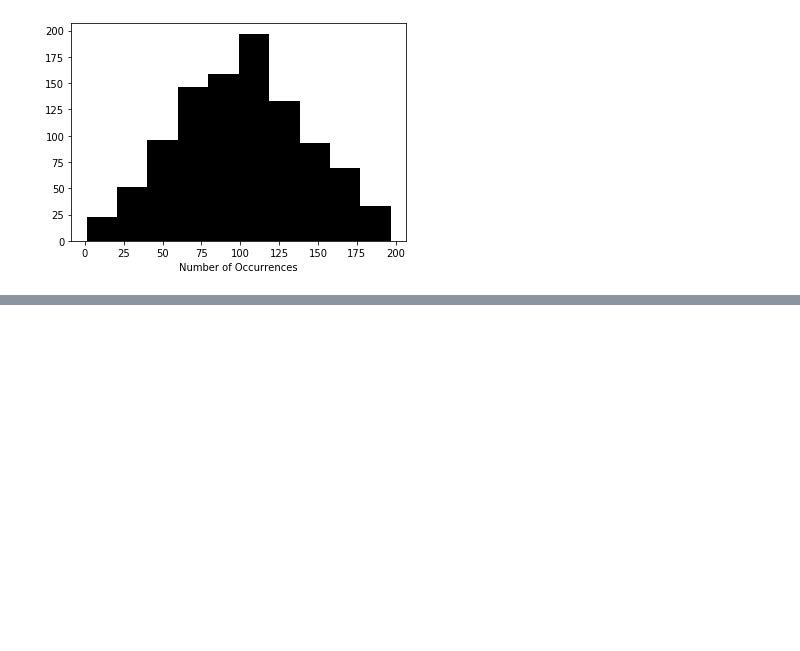
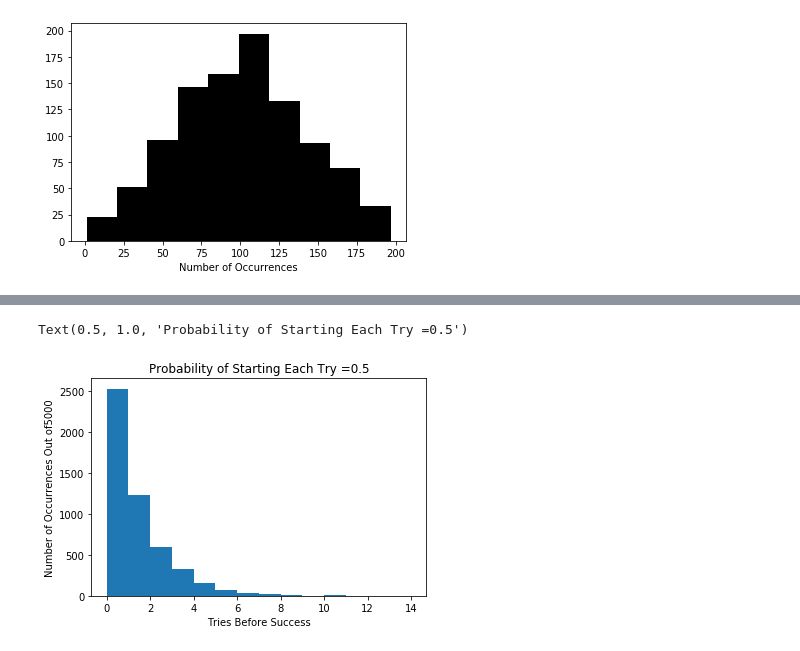
Before and after one commit to Tatsuro0726/MIT_DS, a Jupyter notebook: practice_Ch15.ipynb, the cells around one changed output, grey strips where cells are left out. Saved outputs shown, nothing was run; the diff lists cells and outputs as text; code cells hidden in the pictures; blank space fills up the shorter version.

```diff
--- a/practice_Ch15.ipynb
+++ b/practice_Ch15.ipynb
@@ -309,0 +413,24 @@ makePlots(100,1000,100000)
+# %%
+# 15.14
+def successfulStarts(successProb, numTrials):
+    """eventProb: 1回の試行で成功する確率を表す浮動小数点数
+       numTrials: 正の整数
+       各実験において、成功するまでに必要な試行の回数を出力する。"""
+    triesBeforeSuccess = [] # 成功するまでの試行回数を格納
+    for t in range(numTrials):
+        consecFailures = 0
+        while random.random() > successProb:    # random.random: 0 ~ 1の間の値をランダムに返す
+            consecFailures += 1 # 失敗した回数をカウント
+        triesBeforeSuccess.append(consecFailures)
+    return triesBeforeSuccess
+
+probOfSuccess = 0.5
+numTrials = 5000
+distribution = successfulStarts(probOfSuccess, numTrials) # 返り値：リストを格納
+pylab.hist(distribution,bins=14)
+pylab.xlabel('Tries Before Success')
+pylab.ylabel('Number of Occurrences Out of' + str(numTrials))
+pylab.title('Probability of Starting Each Try =' + str(probOfSuccess))
+# %% [output]
+Text(0.5, 1.0, 'Probability of Starting Each Try =0.5')
+[figure, added]
```
Also changed, not shown: parts of 18 cells of this notebook.
